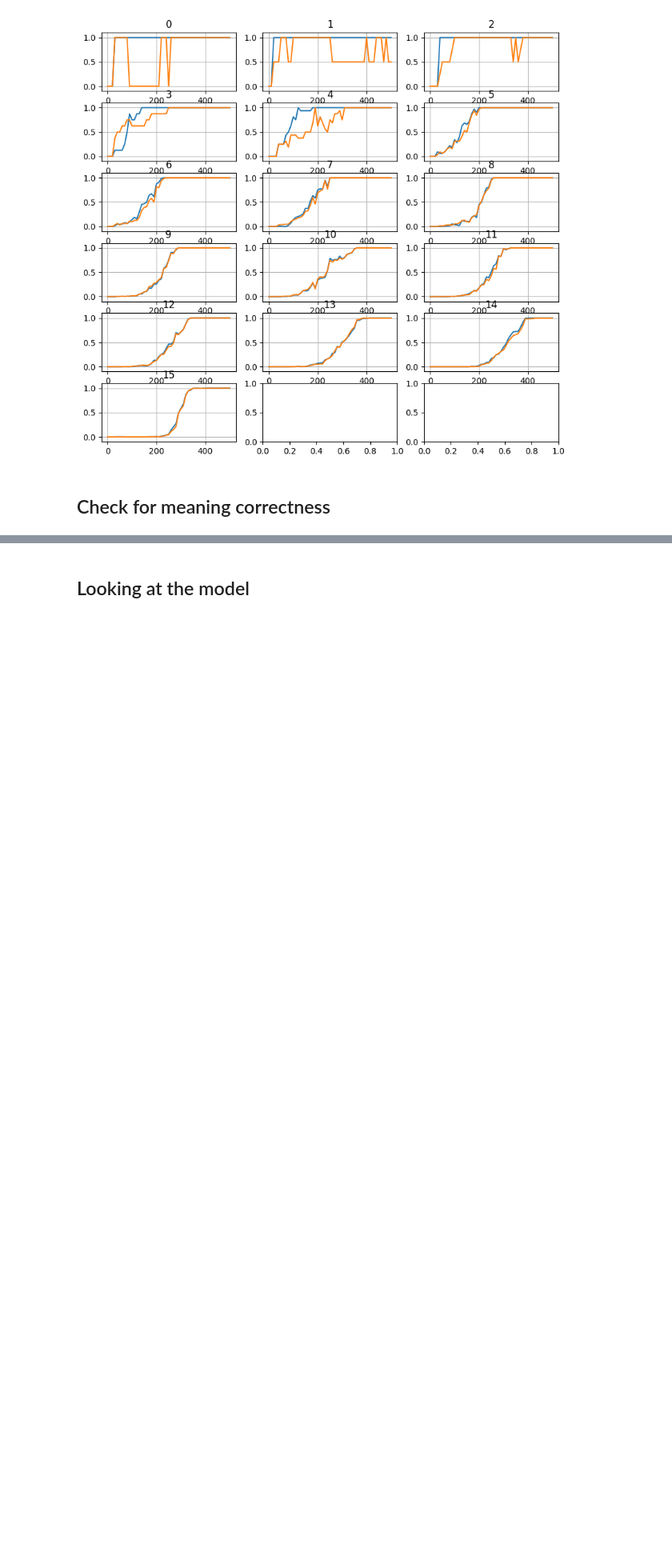
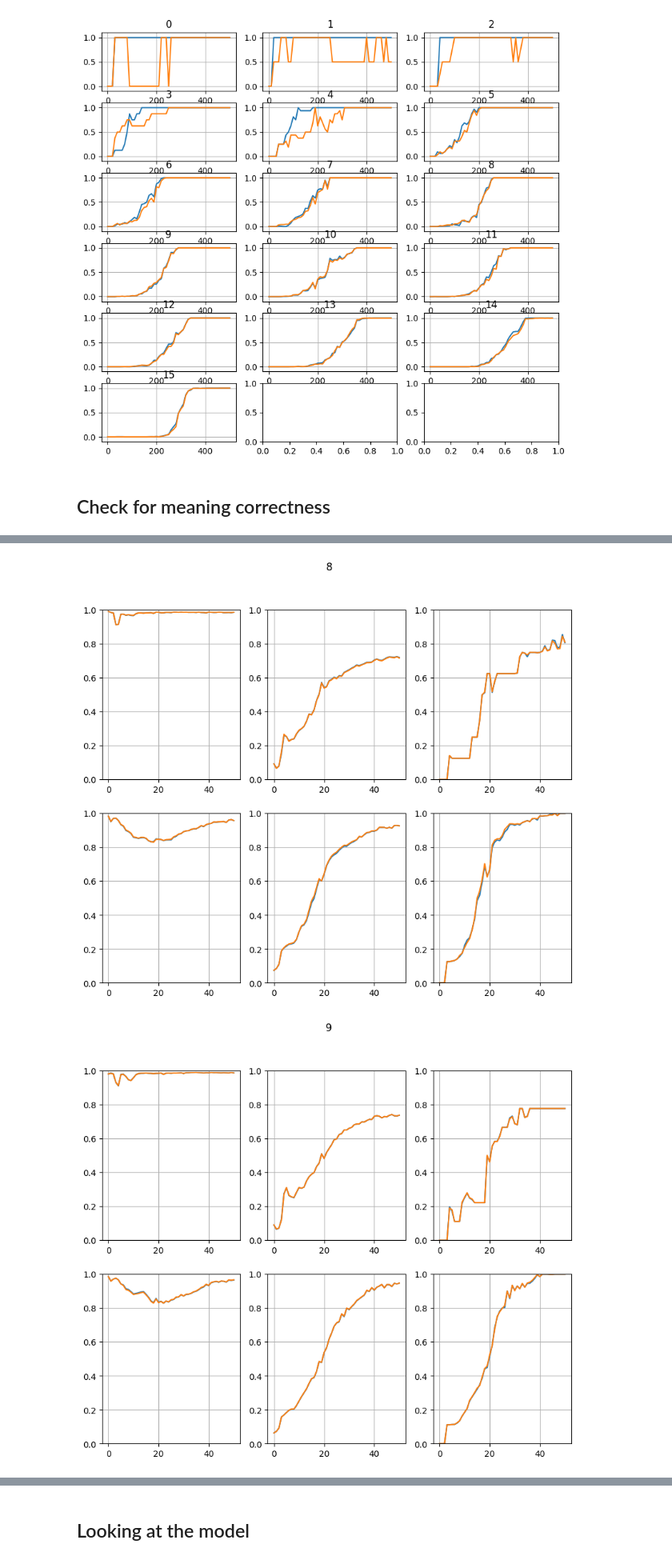
Before and after one commit to fairinternal/composable-llm, a Jupyter notebook: notebooks/scratchpad.ipynb, the cells around one changed output, grey strips where cells are left out. Shown at 80% size. Saved outputs shown, nothing was run; the diff lists cells and outputs as text; code cells hidden in the pictures; blank space fills up the shorter version.

```diff
--- a/notebooks/scratchpad.ipynb
+++ b/notebooks/scratchpad.ipynb
@@ -103,17 +103,3 @@ for i in range(n_len):
 [figure]
 # %% [markdown]
 ## Check for meaning correctness
-# %%
-for eval in ['attn0_inv', 'attn0_peaky_abs', 'attn0_peaky_thres', 'attn1_inv', 'attn1_peaky_abs', 'attn1_peaky_thres']:
-    ind = np.zeros(len(meaning), dtype=bool)
-    for i, stri in enumerate(meaning):
-        if stri.startswith(eval):
-            ind[i] = True
-    train_ind = np.hstack((np.zeros_like(ind), ind))
-    train_tmp = evals[:, train_ind]
-    test_ind = np.hstack((ind, np.zeros_like(ind)))
-    test_tmp = evals[:, test_ind]
-    fig, ax = plt.subplots()
-    ax.plot(train_tmp[:, -1])
-    ax.plot(test_tmp[:, -1])
-    ax.set_title(eval)
@@ -126,0 +106,17 @@ for eval in ['attn0_inv', 'attn0_peaky_abs', 'attn0_peaky_thres', 'attn1_inv', '
+# %%
+nd_meaning = np.array(meaning)
+for length in range(8, n_len + 1):
+    fig, ax = plt.subplots(2, 3, figsize=(10, 8))
+    fig.suptitle(length)
+    for i in range(2):
+        prefix = f'attn{i}'
+        for j, eval_prefix in enumerate(['inv', 'peaky_abs', 'peaky_thres']):
+            eval_name = f"{prefix}_{eval_prefix}_{length}"
+            ind = np.argmax(nd_meaning == eval_name)
+            ax[i, j].plot(evals[:, ind])
+            ax[i, j].plot(evals[:, eval_dim + ind])
+            ax[i, j].set_ylim(0, 1)
+            ax[i, j].grid()
+# %% [output]
+[figure, added]
+[figure, added]
```
Also changed, not shown: parts of 4 cells of this notebook, 5 other files.
